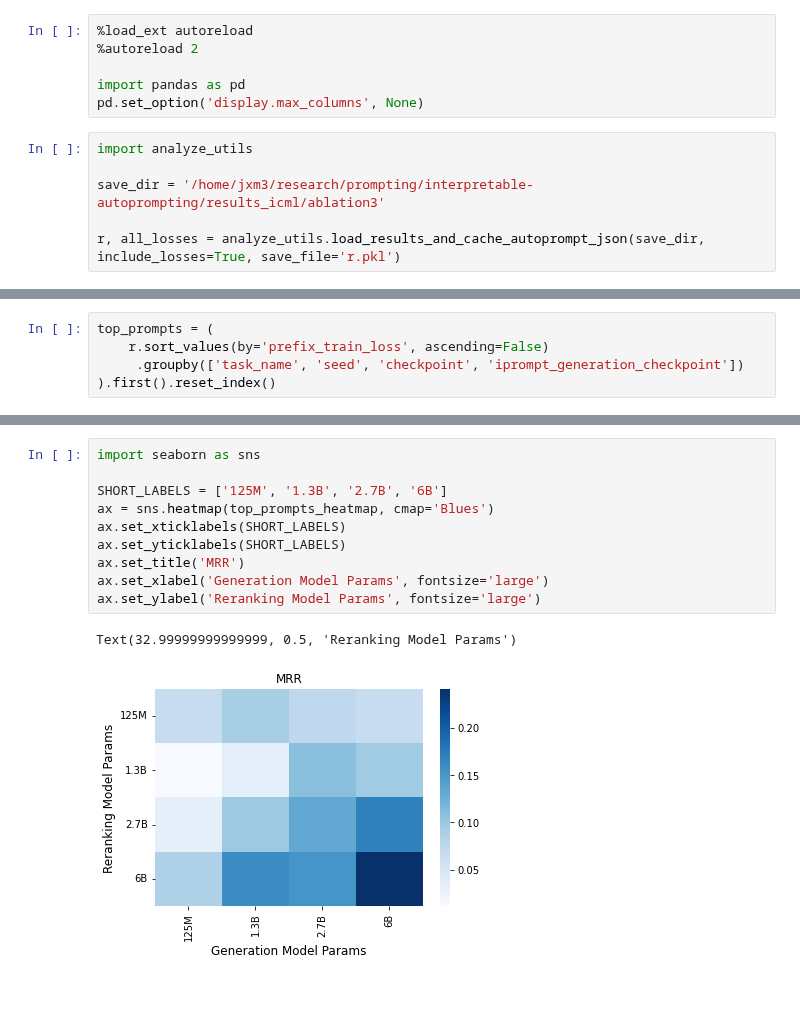
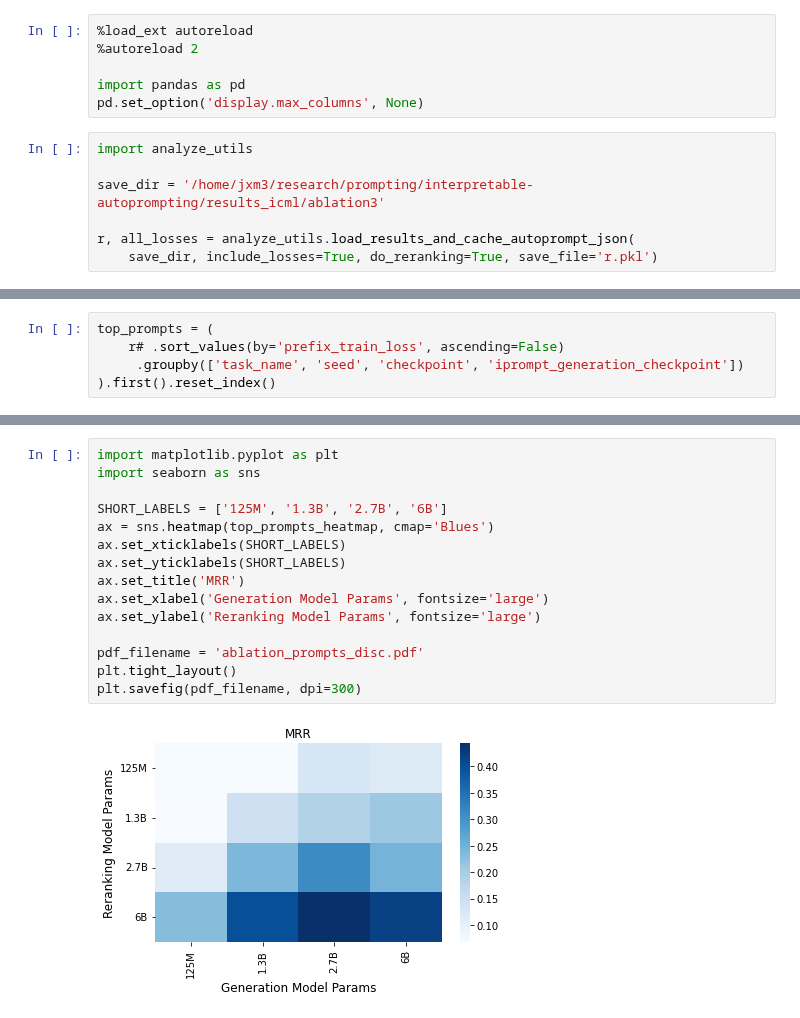
Before and after one commit to csinva/iprompt, a Jupyter notebook: notebooks/09_ablation3_disc.ipynb, the cells around one changed output, grey strips where cells are left out. Drawn from its saved outputs; the diff is of its cells as text.

```diff
--- a/notebooks/09_ablation3_disc.ipynb
+++ b/notebooks/09_ablation3_disc.ipynb
@@ -9,4 +9,5 @@ import analyze_utils
 
 save_dir = '/home/jxm3/research/prompting/interpretable-autoprompting/results_icml/ablation3'
 
-r, all_losses = analyze_utils.load_results_and_cache_autoprompt_json(save_dir, include_losses=True, save_file='r.pkl')
+r, all_losses = analyze_utils.load_results_and_cache_autoprompt_json(
+    save_dir, include_losses=True, do_reranking=True, save_file='r.pkl')
@@ -13,6 +16,6 @@ r, all_losses = analyze_utils.load_results_and_cache_autoprompt_json(save_dir, i
 # %%
 top_prompts = (
-    r.sort_values(by='prefix_train_loss', ascending=False)
+    r# .sort_values(by='prefix_train_loss', ascending=False)
      .groupby(['task_name', 'seed', 'checkpoint', 'iprompt_generation_checkpoint'])
 ).first().reset_index()
 # %%
@@ -89,16 +108,20 @@ top_prompts_heatmap
 # %%
+import matplotlib.pyplot as plt
 import seaborn as sns
 
 SHORT_LABELS = ['125M', '1.3B', '2.7B', '6B']
 ax = sns.heatmap(top_prompts_heatmap, cmap='Blues')
 ax.set_xticklabels(SHORT_LABELS)
 ax.set_yticklabels(SHORT_LABELS)
 ax.set_title('MRR')
 ax.set_xlabel('Generation Model Params', fontsize='large')
 ax.set_ylabel('Reranking Model Params', fontsize='large')
+
+pdf_filename = 'ablation_prompts_disc.pdf'
+plt.tight_layout()
+plt.savefig(pdf_filename, dpi=300)
 # %% [output]
-Text(32.99999999999999, 0.5, 'Reranking Model Params')
-[figure, old version]
+[figure, new version]
 # %%
 sns.scatterplot(data=top_prompts, x='prefix_train_acc', y='reciprocal_rank')
 # %% [output]
```
Also changed, not shown: parts of 6 cells of this notebook, 9 other files.
